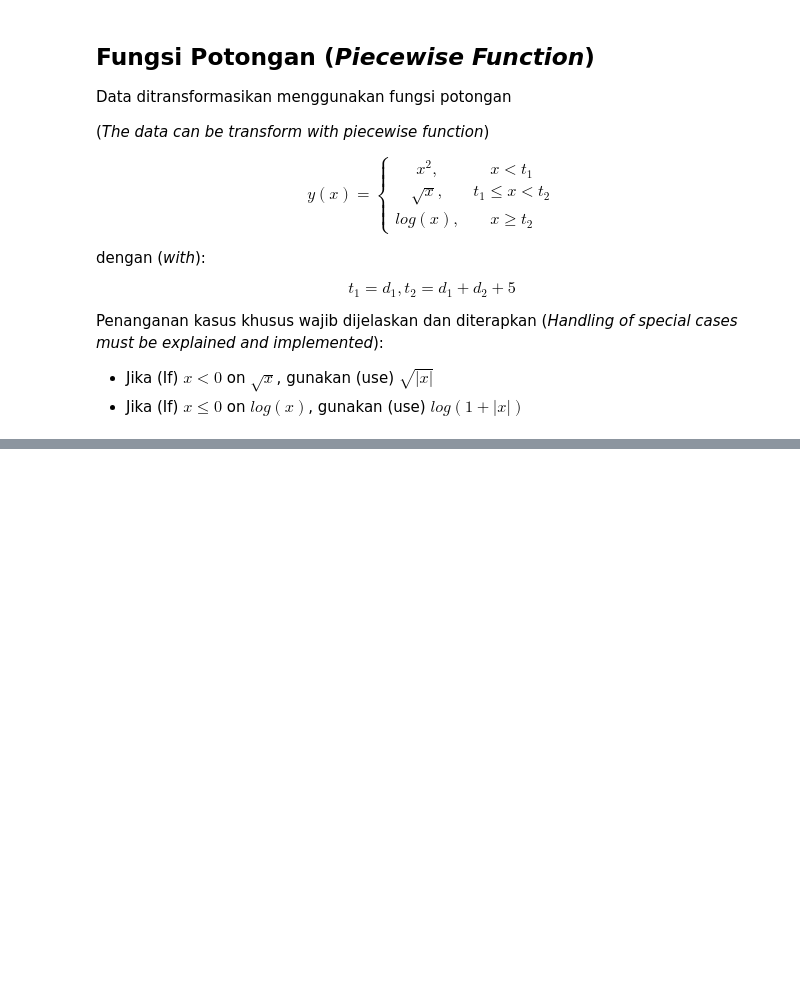
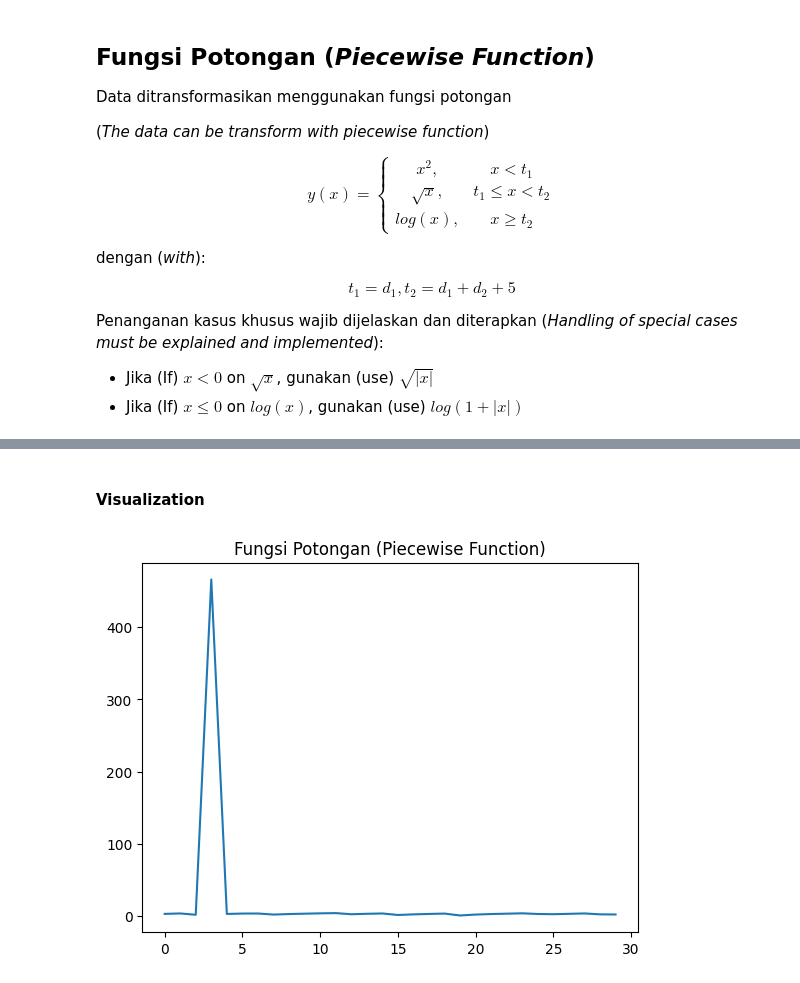
Before and after one commit to BenjaminFosters/ScientificComputing-Course-B29, a Jupyter notebook: Take Home Assignments/1_Ruben_ScientificToolkits/1_Ruben_ScientificToolkits.ipynb, the cells around one changed output, grey strips where cells are left out. Drawn from its saved outputs; the diff is of its cells as text; code cells hidden in the pictures; blank space fills up the shorter version.

```diff
--- a/Take Home Assignments/1_Ruben_ScientificToolkits/1_Ruben_ScientificToolkits.ipynb
+++ b/Take Home Assignments/1_Ruben_ScientificToolkits/1_Ruben_ScientificToolkits.ipynb
@@ -390,0 +393,24 @@ Penanganan kasus khusus wajib dijelaskan dan diterapkan (_Handling of special ca
+# %%
+# t1 & t2
+t1 = d1
+t2 = d1 + d2 + 5
+
+# Fungsi Potongan (Piecewise Function)
+def piecewise_transform(x, t1, t2):
+  data = np.zeros(N)
+
+  for i in range(N):
+    DRYer = x[i]
+    if (DRYer < t1):
+      data[i] = pow(DRYer, 2)
+    elif (DRYer < t2):
+      data[i] = sqrt(abs(DRYer))
+    else:
+      # Ternary Python (trueVal if condition else falseVal)
+      # (Sc: https://www.geeksforgeeks.org/python/ternary-operator-in-python/)
+      data[i] = log(1 + abs(DRYer)) if DRYer <= 0 else log(DRYer)
+
+  return data
+
+pwTf = piecewise_transform(x, t1, t2)
+pwTf
@@ -390,0 +426,8 @@ Penanganan kasus khusus wajib dijelaskan dan diterapkan (_Handling of special ca
+# %% [markdown]
+#### Visualization
+# %%
+plt.plot(pwTf)
+plt.title("Fungsi Potongan (Piecewise Function)")
+plt.show()
+# %% [output]
+[figure, added]
```
Also changed, not shown: parts of 12 cells of this notebook.
